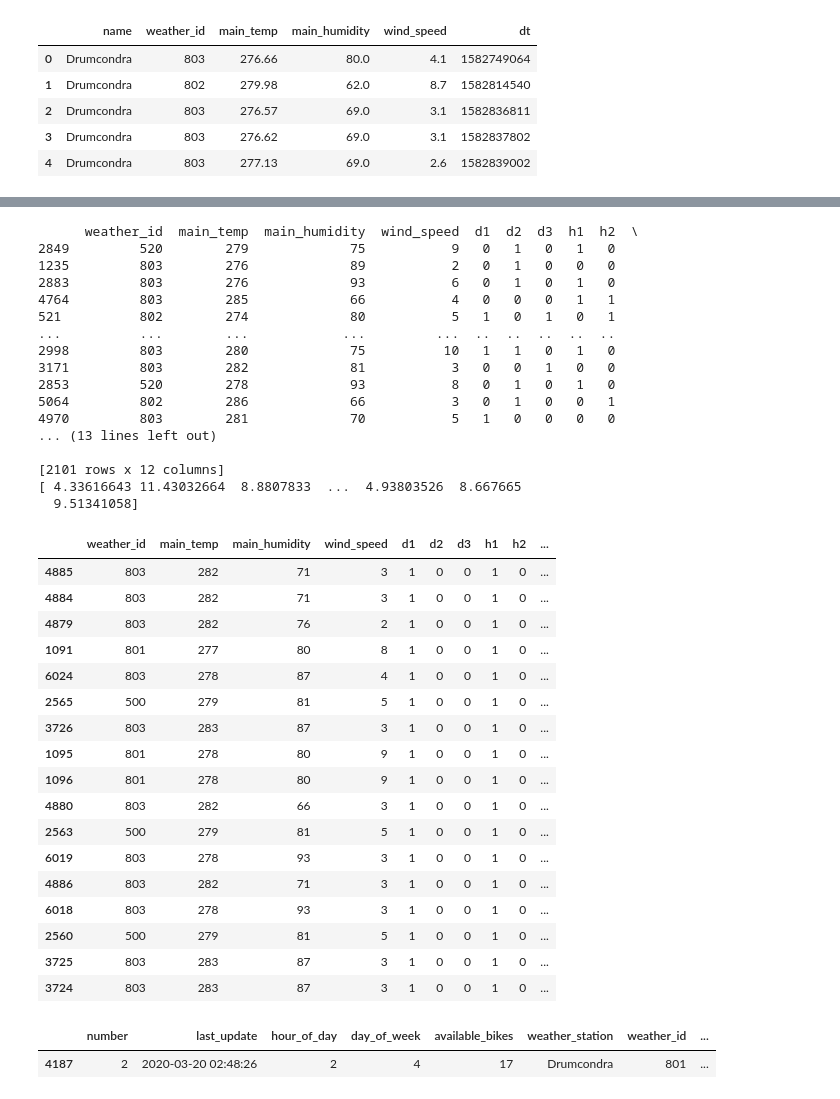
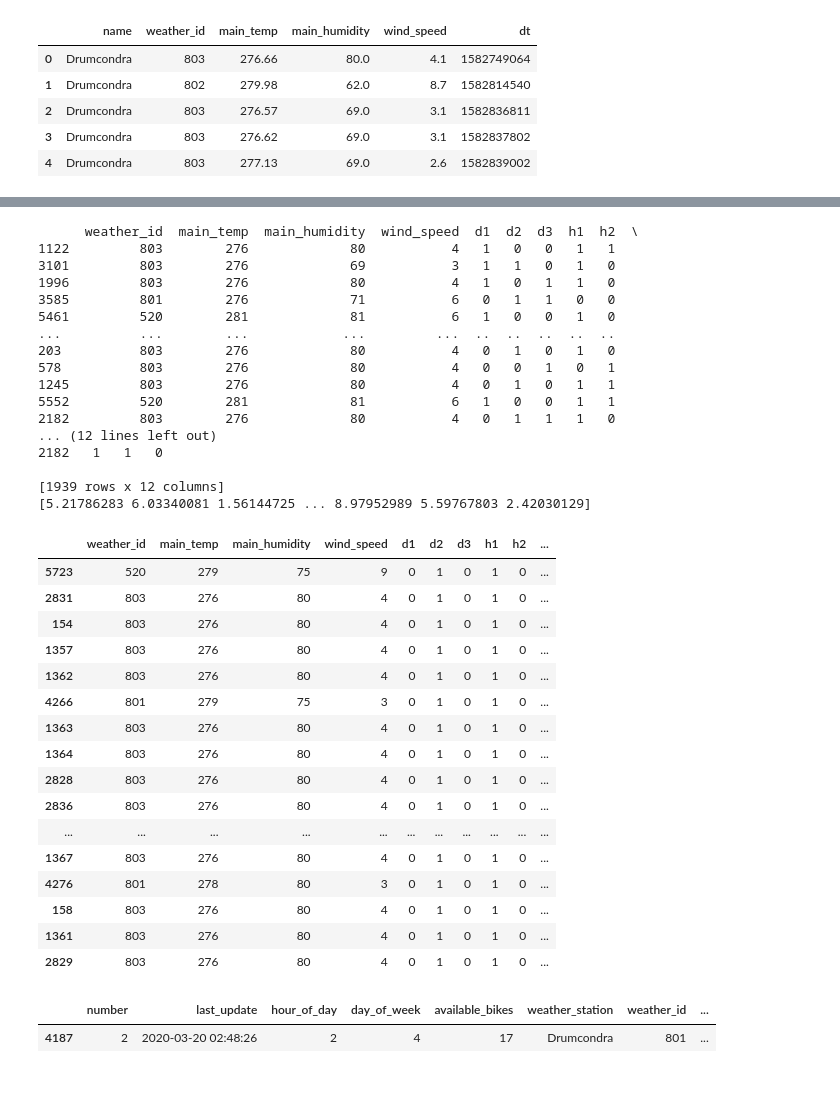
Before and after one commit to LukeB89/T14_GP, a Jupyter notebook: Model/Roughwork.ipynb, the cells around one changed output, grey strips where cells are left out. Drawn from its saved outputs; the diff is of its cells as text; code cells hidden in the pictures.

```diff
--- a/Model/Roughwork.ipynb
+++ b/Model/Roughwork.ipynb
@@ -449,7 +448,7 @@ stat_df.head(5)
 station = 2
 bikes_data = """SELECT bd.number, bd.last_update, bd.available_bikes, wa.weather_station
                 FROM dublinbikes.bike_weather_assoc wa, dublinbikes.dynamic_data bd
-                WHERE bd.number=wa.bike_station_id and bd.number = {};""".format(station)
+                WHERE bd.number=wa.bike_station_id and bd.number = {} and bd.last_update < 1584316800000;""".format(station)
 bikes_df = pd.read_sql(bikes_data, engine)
 
 weather_data = "SELECT name, weather_id, main_temp, main_humidity, wind_speed, dt FROM dublinbikes.weather_dynamic WHERE name = '{}';".format(bikes_df.weather_station[0])
@@ -638,48 +652,47 @@ hour_day_linreg = LinearRegression().fit(X_train, y_train)
 # %%
 # predict whole table
 print(X_test)
 predicted_bikes = hour_day_linreg.predict(X_test)
 print(predicted_bikes)
 pb_df = X_test
 pb_df = pb_df.assign(available_bikes=y_test,predicted_bikes=predicted_bikes)
 # show all information for day1 hour9
-pb_df[(pb_df['d1'] == 1) & (pb_df['d2'] == 0) & (pb_df['d3'] == 0) & (pb_df['h1'] == 1) & (pb_df['h2'] == 0) & (pb_df['h3'] == 0) & (pb_df['h4'] == 1) & (pb_df['h5'] == 0)]
+pb_df[(pb_df['d1'] == 0) & (pb_df['d2'] == 1) & (pb_df['d3'] == 0) & (pb_df['h1'] == 1) & (pb_df['h2'] == 0) & (pb_df['h3'] == 0) & (pb_df['h4'] == 0) & (pb_df['h5'] == 1)]
 # %% [output]
       weather_id  main_temp  main_humidity  wind_speed  d1  d2  d3  h1  h2  \
-2849         520        279             75           9   0   1   0   1   0
-1235         803        276             89           2   0   1   0   0   0
-2883         803        276             93           6   0   1   0   1   0
-4764         803        285             66           4   0   0   0   1   1
-521          802        274             80           5   1   0   1   0   1
+1122         803        276             80           4   1   0   0   1   1
+3101         803        276             69           3   1   1   0   1   0
+1996         803        276             80           4   1   0   1   1   0
+3585         801        276             71           6   0   1   1   0   0
+5461         520        281             81           6   1   0   0   1   0
 ...          ...        ...            ...         ...  ..  ..  ..  ..  ..
-2998         803        280             75          10   1   1   0   1   0
-3171         803        282             81           3   0   0   1   0   0
-2853         520        278             93           8   0   1   0   1   0
-5064         802        286             66           3   0   1   0   0   1
-4970         803        281             70           5   1   0   0   0   0
-... (13 lines left out)
+203          803        276             80           4   0   1   0   1   0
+578          803        276             80           4   0   0   1   0   1
+1245         803        276             80           4   0   1   0   1   1
+5552         520        281             81           6   1   0   0   1   1
+2182         803        276             80           4   0   1   1   1   0
+... (12 lines left out)
+2182   1   1   0
 
-[2101 rows x 12 columns]
-[ 4.33616643 11.43032664  8.8807833  ...  4.93803526  8.667665
-  9.51341058]
+[1939 rows x 12 columns]
+[5.21786283 6.03340081 1.56144725 ... 8.97952989 5.59767803 2.42030129]
 |  | weather_id | main_temp | main_humidity | wind_speed | d1 | d2 | d3 | h1 | h2 | ... |
-| 4885 | 803 | 282 | 71 | 3 | 1 | 0 | 0 | 1 | 0 | ... |
-| 4884 | 803 | 282 | 71 | 3 | 1 | 0 | 0 | 1 | 0 | ... |
-| 4879 | 803 | 282 | 76 | 2 | 1 | 0 | 0 | 1 | 0 | ... |
-| 1091 | 801 | 277 | 80 | 8 | 1 | 0 | 0 | 1 | 0 | ... |
-| 6024 | 803 | 278 | 87 | 4 | 1 | 0 | 0 | 1 | 0 | ... |
-| 2565 | 500 | 279 | 81 | 5 | 1 | 0 | 0 | 1 | 0 | ... |
-| 3726 | 803 | 283 | 87 | 3 | 1 | 0 | 0 | 1 | 0 | ... |
-| 1095 | 801 | 278 | 80 | 9 | 1 | 0 | 0 | 1 | 0 | ... |
-| 1096 | 801 | 278 | 80 | 9 | 1 | 0 | 0 | 1 | 0 | ... |
-| 4880 | 803 | 282 | 66 | 3 | 1 | 0 | 0 | 1 | 0 | ... |
-| 2563 | 500 | 279 | 81 | 5 | 1 | 0 | 0 | 1 | 0 | ... |
-| 6019 | 803 | 278 | 93 | 3 | 1 | 0 | 0 | 1 | 0 | ... |
-| 4886 | 803 | 282 | 71 | 3 | 1 | 0 | 0 | 1 | 0 | ... |
-| 6018 | 803 | 278 | 93 | 3 | 1 | 0 | 0 | 1 | 0 | ... |
-| 2560 | 500 | 279 | 81 | 5 | 1 | 0 | 0 | 1 | 0 | ... |
-| 3725 | 803 | 283 | 87 | 3 | 1 | 0 | 0 | 1 | 0 | ... |
-| 3724 | 803 | 283 | 87 | 3 | 1 | 0 | 0 | 1 | 0 | ... |
+| 5723 | 520 | 279 | 75 | 9 | 0 | 1 | 0 | 1 | 0 | ... |
+| 2831 | 803 | 276 | 80 | 4 | 0 | 1 | 0 | 1 | 0 | ... |
+| 154 | 803 | 276 | 80 | 4 | 0 | 1 | 0 | 1 | 0 | ... |
+| 1357 | 803 | 276 | 80 | 4 | 0 | 1 | 0 | 1 | 0 | ... |
+| 1362 | 803 | 276 | 80 | 4 | 0 | 1 | 0 | 1 | 0 | ... |
+| 4266 | 801 | 279 | 75 | 3 | 0 | 1 | 0 | 1 | 0 | ... |
+| 1363 | 803 | 276 | 80 | 4 | 0 | 1 | 0 | 1 | 0 | ... |
+| 1364 | 803 | 276 | 80 | 4 | 0 | 1 | 0 | 1 | 0 | ... |
+| 2828 | 803 | 276 | 80 | 4 | 0 | 1 | 0 | 1 | 0 | ... |
+| 2836 | 803 | 276 | 80 | 4 | 0 | 1 | 0 | 1 | 0 | ... |
+| ... | ... | ... | ... | ... | ... | ... | ... | ... | ... | ... |
+| 1367 | 803 | 276 | 80 | 4 | 0 | 1 | 0 | 1 | 0 | ... |
+| 4276 | 801 | 278 | 80 | 3 | 0 | 1 | 0 | 1 | 0 | ... |
+| 158 | 803 | 276 | 80 | 4 | 0 | 1 | 0 | 1 | 0 | ... |
+| 1361 | 803 | 276 | 80 | 4 | 0 | 1 | 0 | 1 | 0 | ... |
+| 2829 | 803 | 276 | 80 | 4 | 0 | 1 | 0 | 1 | 0 | ... |
 # %%
 with open('model.pkl', 'wb') as handle:
     pickle.dump(hour_day_linreg, handle, pickle.HIGHEST_PROTOCOL)
```
Also changed, not shown: parts of 15 cells of this notebook, 9 other files.
